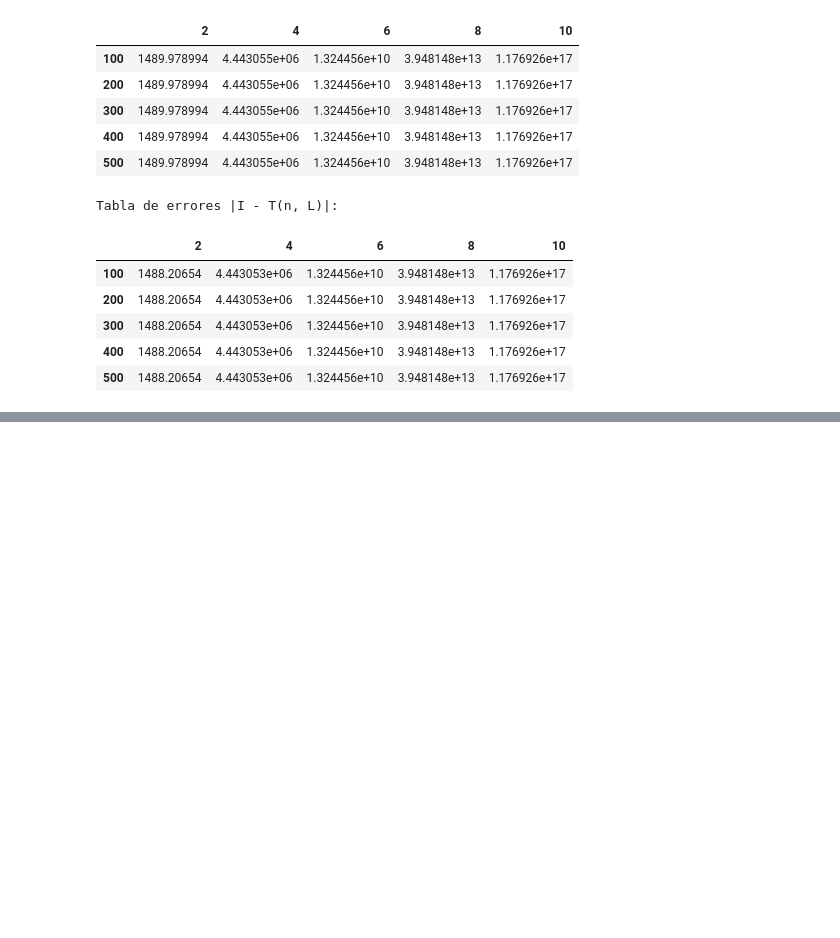
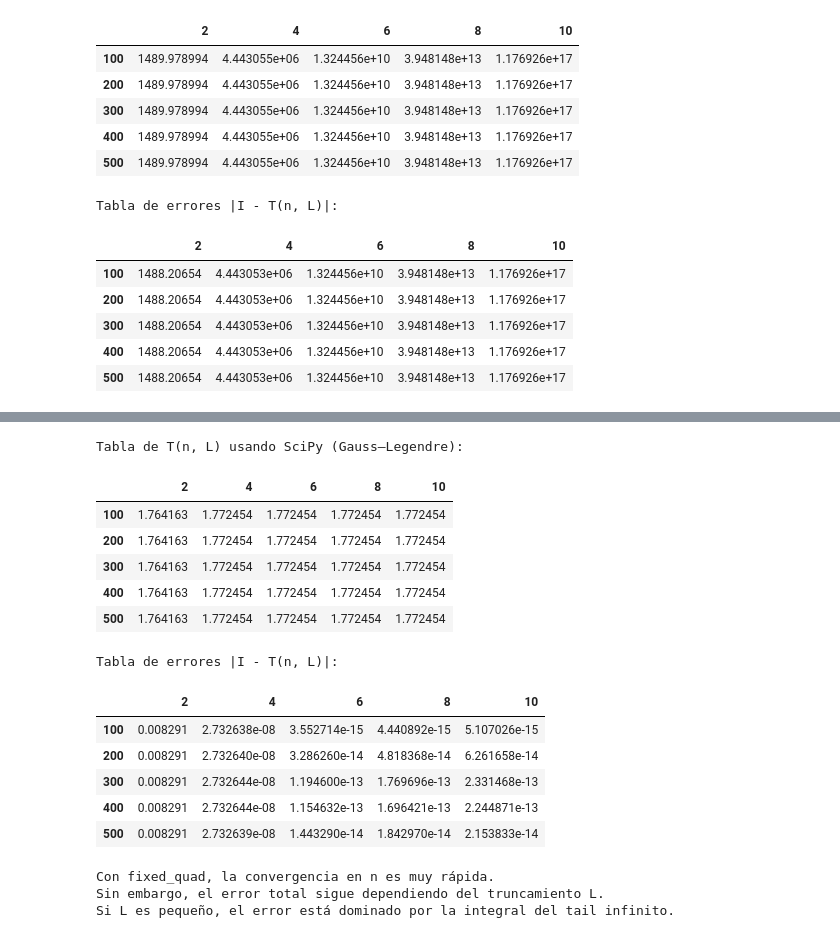
Before and after one commit to jhoselin48/SSF-Oto25JhoselinMarisolConstantinoEstrada, a Jupyter notebook: SSF_T6_Constantino_Estrada.ipynb, the cells around one changed output, grey strips where cells are left out. Cells and saved outputs as stored; diff of their text form; code cells hidden in the pictures; blank space fills up the shorter version.

```diff
--- a/SSF_T6_Constantino_Estrada.ipynb
+++ b/SSF_T6_Constantino_Estrada.ipynb
@@ -339,0 +346,8 @@ print("La precisión depende tanto del número de nodos n. Gauss–Legendre conv
+# %%
+from scipy.integrate import fixed_quad
+# Función a integrar
+def g(x):
+    return np.exp(-x**2)
+
+# Valor exacto de la integral
+I_exact = np.sqrt(np.pi)
@@ -339,0 +368,58 @@ print("La precisión depende tanto del número de nodos n. Gauss–Legendre conv
+# %%
+# Cuadratura de Gauss–Legendre usando SciPy
+def T_gauss_scipy(n, L):
+    # fixed_quad devuelve (valor, None)
+    val, _ = fixed_quad(g, 0, L, n=n)
+    return 2 * val
+# %%
+# c) Tablas de valores T(n,L) y errores
+n_values = [100, 200, 300, 400, 500]
+L_values = [2, 4, 6, 8, 10]
+
+T_table = np.zeros((len(n_values), len(L_values)))
+E_table = np.zeros((len(n_values), len(L_values)))
+
+for i, n in enumerate(n_values):
+    for j, L in enumerate(L_values):
+        Tnl = T_gauss_scipy(n, L)
+        T_table[i, j] = Tnl
+        E_table[i, j] = abs(I_exact - Tnl)
+
+# Convertir a DataFrame
+T_df = pd.DataFrame(
+    T_table, index=n_values, columns=L_values
+)
+
+E_df = pd.DataFrame(
+    E_table, index=n_values, columns=L_values
+)
+
+print("Tabla de T(n, L) usando SciPy (Gauss–Legendre):")
+display(T_df)
+
+print("Tabla de errores |I - T(n, L)|:")
+display(E_df)
+# %% [output]
+Tabla de T(n, L) usando SciPy (Gauss–Legendre):
+|  | 2 | 4 | 6 | 8 | 10 |
+| 100 | 1.764163 | 1.772454 | 1.772454 | 1.772454 | 1.772454 |
+| 200 | 1.764163 | 1.772454 | 1.772454 | 1.772454 | 1.772454 |
+| 300 | 1.764163 | 1.772454 | 1.772454 | 1.772454 | 1.772454 |
+| 400 | 1.764163 | 1.772454 | 1.772454 | 1.772454 | 1.772454 |
+| 500 | 1.764163 | 1.772454 | 1.772454 | 1.772454 | 1.772454 |
+Tabla de errores |I - T(n, L)|:
+|  | 2 | 4 | 6 | 8 | 10 |
+| 100 | 0.008291 | 2.732638e-08 | 3.552714e-15 | 4.440892e-15 | 5.107026e-15 |
+| 200 | 0.008291 | 2.732640e-08 | 3.286260e-14 | 4.818368e-14 | 6.261658e-14 |
+| 300 | 0.008291 | 2.732644e-08 | 1.194600e-13 | 1.769696e-13 | 2.331468e-13 |
+| 400 | 0.008291 | 2.732644e-08 | 1.154632e-13 | 1.696421e-13 | 2.244871e-13 |
+| 500 | 0.008291 | 2.732639e-08 | 1.443290e-14 | 1.842970e-14 | 2.153833e-14 |
+# %%
+# Observación
+print("Con fixed_quad, la convergencia en n es muy rápida.")
+print("Sin embargo, el error total sigue dependiendo del truncamiento L.")
+print("Si L es pequeño, el error está dominado por la integral del tail infinito.")
+# %% [output]
+Con fixed_quad, la convergencia en n es muy rápida.
+Sin embargo, el error total sigue dependiendo del truncamiento L.
+Si L es pequeño, el error está dominado por la integral del tail infinito.
```
Also changed, not shown: parts of 3 cells of this notebook.
